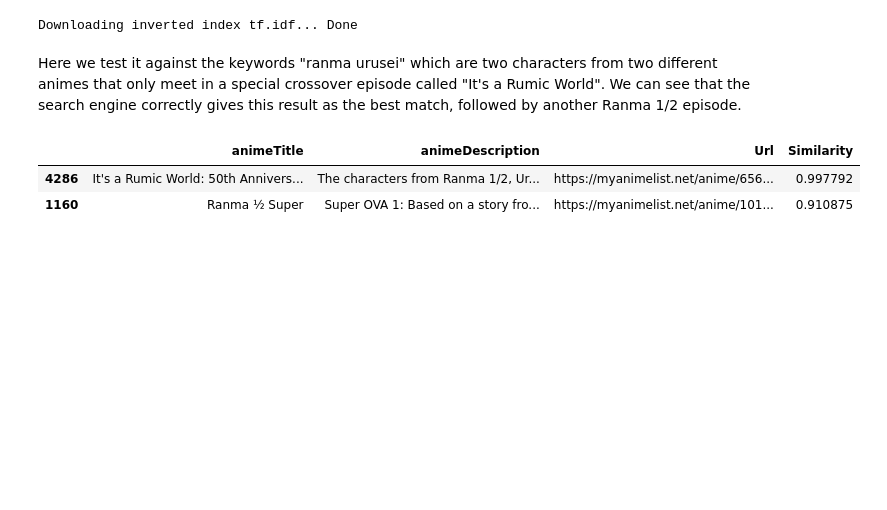
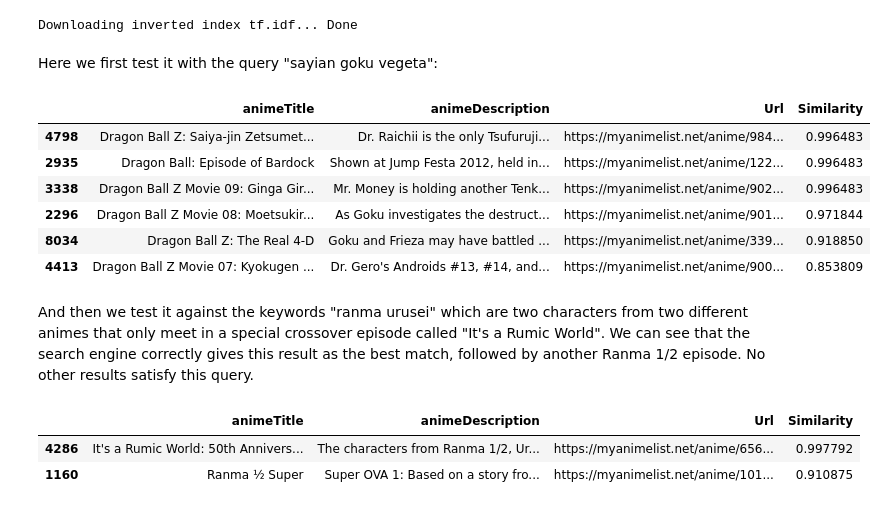
Before and after one commit to alessandro12036/ADM_HW3, a Jupyter notebook: adm_hm3_final.ipynb, the cells around one changed output. Drawn from its saved outputs; the diff is of its cells as text; code cells hidden in the pictures; blank space fills up the shorter version.

```diff
--- a/adm_hm3_final.ipynb
+++ b/adm_hm3_final.ipynb
@@ -229,8 +225,22 @@ What is your query ?saiyan race
 ii_2, idfs = download_inverted_index_tfidf(corpus,voc, "inverted_index_2.p", "idfs.p")
 # %% [output]
 Downloading inverted index tf.idf... Done
+# %% [markdown]
+Here we first test it with the query "sayian goku vegeta":
+# %%
+query = "sayian goku vegeta"
+output = search_k_matches(query, corpus, voc, ii_2, idfs, urls)
+output
+# %% [output]
+|  | animeTitle | animeDescription | Url | Similarity |
+| 4798 | Dragon Ball Z: Saiya-jin Zetsumet... | Dr. Raichii is the only Tsufuruji... | https://myanimelist.net/anime/984... | 0.996483 |
+| 2935 | Dragon Ball: Episode of Bardock | Shown at Jump Festa 2012, held in... | https://myanimelist.net/anime/122... | 0.996483 |
+| 3338 | Dragon Ball Z Movie 09: Ginga Gir... | Mr. Money is holding another Tenk... | https://myanimelist.net/anime/902... | 0.996483 |
+| 2296 | Dragon Ball Z Movie 08: Moetsukir... | As Goku investigates the destruct... | https://myanimelist.net/anime/901... | 0.971844 |
+| 8034 | Dragon Ball Z: The Real 4-D | Goku and Frieza may have battled ... | https://myanimelist.net/anime/339... | 0.918850 |
+| 4413 | Dragon Ball Z Movie 07: Kyokugen ... | Dr. Gero's Androids #13, #14, and... | https://myanimelist.net/anime/900... | 0.853809 |
 # %% [markdown]
-Here we test it against the keywords "ranma urusei" which are two characters from two different animes that only meet in a special crossover episode called "It's a Rumic World". We can see that the search engine correctly gives this result as the best match, followed by another Ranma 1/2 episode.
+And then we test it against the keywords "ranma urusei" which are two characters from two different animes that only meet in a special crossover episode called "It's a Rumic World". We can see that the search engine correctly gives this result as the best match, followed by another Ranma 1/2 episode. No other results satisfy this query.
 # %%
 query = "ranma urusei"
 output = search_k_matches(query, corpus, voc, ii_2, idfs, urls)
```
Also changed, not shown: parts of 15 cells of this notebook.
